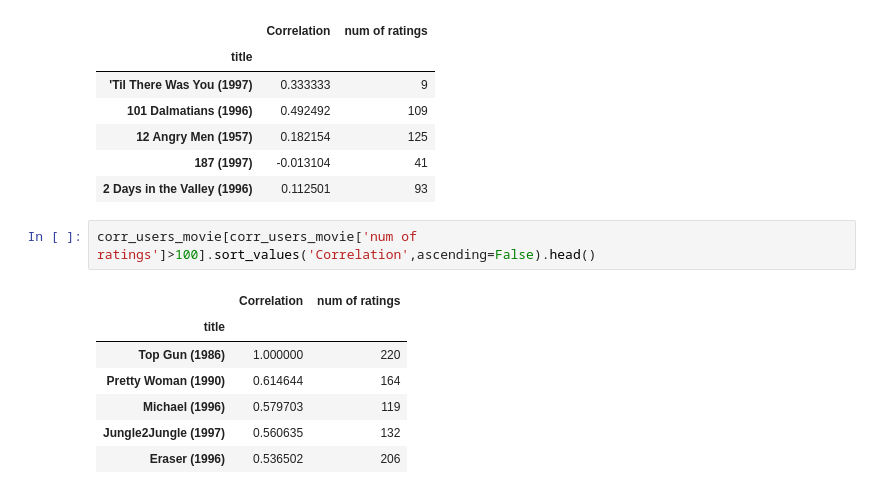
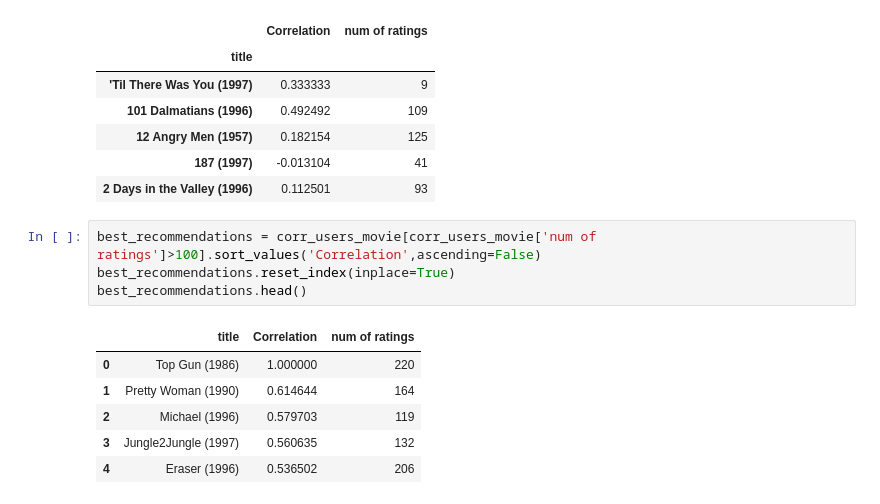
Before and after one commit to Mrityunjayyshukla/Movie-Recommender-in-python, a Jupyter notebook: Recommender Systems with Python.ipynb, the cells around one changed output. Drawn from its saved outputs; the diff is of its cells as text.

```diff
--- a/Recommender Systems with Python.ipynb
+++ b/Recommender Systems with Python.ipynb
@@ -331,12 +330,13 @@ corr_users_movie.head()
 | 187 (1997) | -0.013104 | 41 |
 | 2 Days in the Valley (1996) | 0.112501 | 93 |
 # %%
-corr_users_movie[corr_users_movie['num of ratings']>100].sort_values('Correlation',ascending=False).head()
+best_recommendations = corr_users_movie[corr_users_movie['num of ratings']>100].sort_values('Correlation',ascending=False)
+best_recommendations.reset_index(inplace=True)
+best_recommendations.head()
 # %% [output]
-|  | Correlation | num of ratings |
-| title |  |  |
-| Top Gun (1986) | 1.000000 | 220 |
-| Pretty Woman (1990) | 0.614644 | 164 |
-| Michael (1996) | 0.579703 | 119 |
-| Jungle2Jungle (1997) | 0.560635 | 132 |
-| Eraser (1996) | 0.536502 | 206 |
+|  | title | Correlation | num of ratings |
+| 0 | Top Gun (1986) | 1.000000 | 220 |
+| 1 | Pretty Woman (1990) | 0.614644 | 164 |
+| 2 | Michael (1996) | 0.579703 | 119 |
+| 3 | Jungle2Jungle (1997) | 0.560635 | 132 |
+| 4 | Eraser (1996) | 0.536502 | 206 |
```
Also changed, not shown: parts of 2 cells of this notebook.
